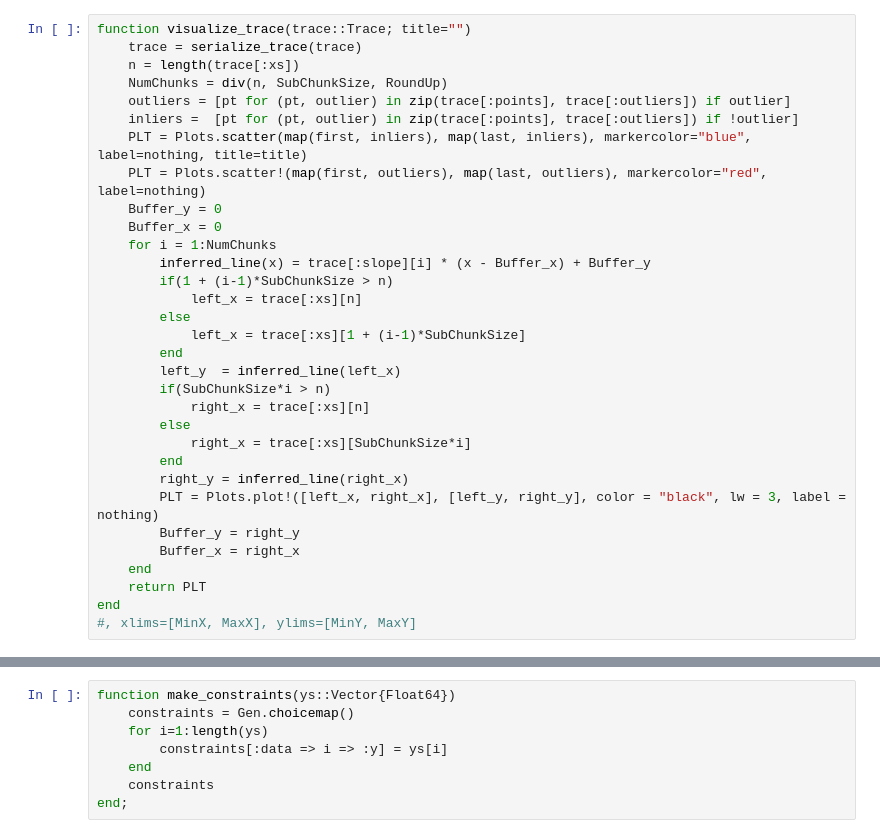
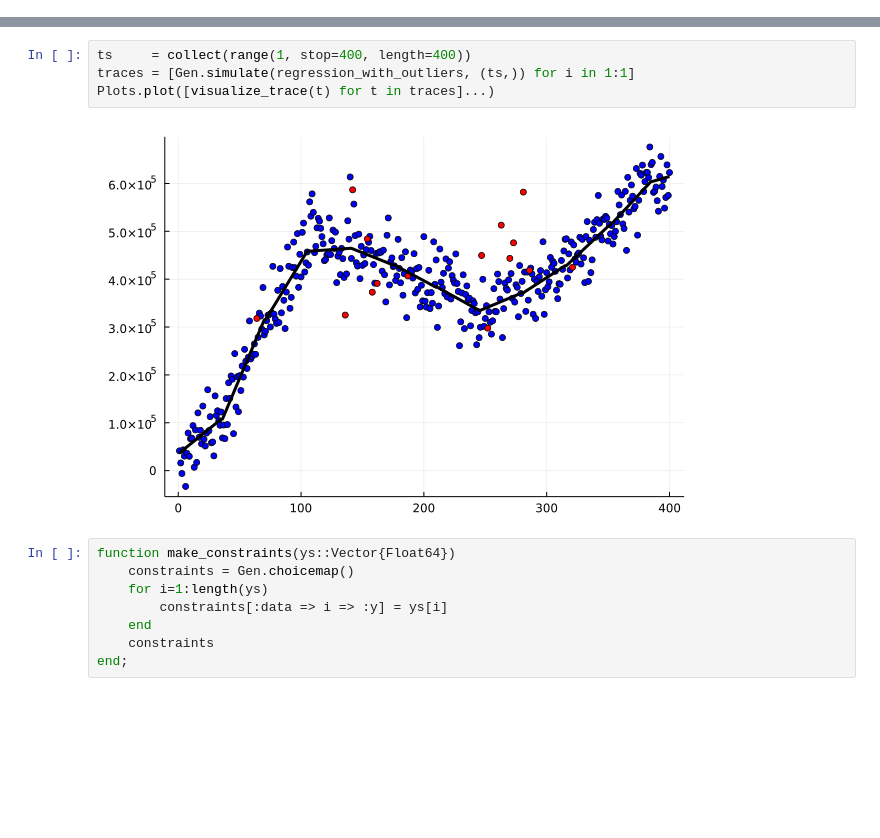
Before and after one commit to UW-Madison-DSI/PPL_OutlierPrediction, a Jupyter notebook: Code-Notebooks/Step3-LinearSpline/Iterative inference in Gen SplineModel.ipynb, the cells around one changed output, grey strips where cells are left out. Saved outputs shown, nothing was run; the diff lists cells and outputs as text; blank space fills up the shorter version.

```diff
--- a/Code-Notebooks/Step3-LinearSpline/Iterative inference in Gen SplineModel.ipynb
+++ b/Code-Notebooks/Step3-LinearSpline/Iterative inference in Gen SplineModel.ipynb
@@ -62,35 +100,3 @@ function serialize_trace(trace)
 end
 # %% [output]
 serialize_trace (generic function with 1 method)
-# %%
-function visualize_trace(trace::Trace; title="")
-    trace = serialize_trace(trace)
-    n = length(trace[:xs])
-    NumChunks = div(n, SubChunkSize, RoundUp)
-    outliers = [pt for (pt, outlier) in zip(trace[:points], trace[:outliers]) if outlier]
-    inliers =  [pt for (pt, outlier) in zip(trace[:points], trace[:outliers]) if !outlier]
-    PLT = Plots.scatter(map(first, inliers), map(last, inliers), markercolor="blue", label=nothing, title=title)
-    PLT = Plots.scatter!(map(first, outliers), map(last, outliers), markercolor="red", label=nothing)
-    Buffer_y = 0
-    Buffer_x = 0
-    for i = 1:NumChunks
-        inferred_line(x) = trace[:slope][i] * (x - Buffer_x) + Buffer_y
-        if(1 + (i-1)*SubChunkSize > n)
-            left_x = trace[:xs][n]
-        else
-            left_x = trace[:xs][1 + (i-1)*SubChunkSize]
-        end
-        left_y  = inferred_line(left_x)
-        if(SubChunkSize*i > n)
-            right_x = trace[:xs][n]
-        else
-            right_x = trace[:xs][SubChunkSize*i]
-        end
-        right_y = inferred_line(right_x)
-        PLT = Plots.plot!([left_x, right_x], [left_y, right_y], color = "black", lw = 3, label = nothing)
-        Buffer_y = right_y
-        Buffer_x = right_x
-    end
-    return PLT
-end
-#, xlims=[MinX, MaxX], ylims=[MinY, MaxY]
@@ -133,3 +103,9 @@ Plots.scatter(xs, ys, color="black", xlabel="X", ylabel="Y",
+# %%
+ts     = collect(range(1, stop=400, length=400))
+traces = [Gen.simulate(regression_with_outliers, (ts,)) for i in 1:1]
+Plots.plot([visualize_trace(t) for t in traces]...)
+# %% [output]
+[figure, added]
 # %%
 function make_constraints(ys::Vector{Float64})
     constraints = Gen.choicemap()
```
Also changed, not shown: parts of 12 cells of this notebook, 4 other files.
